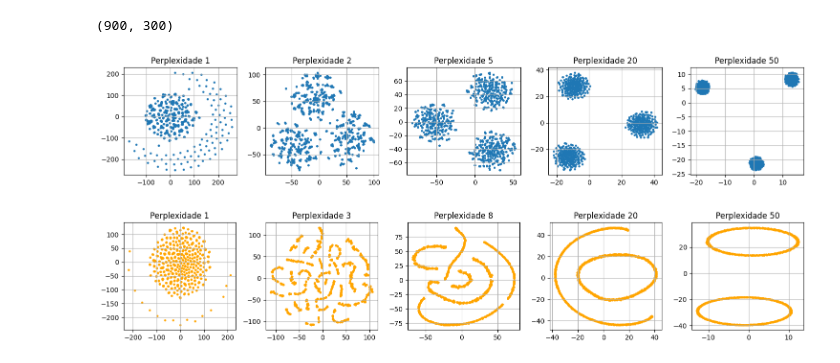
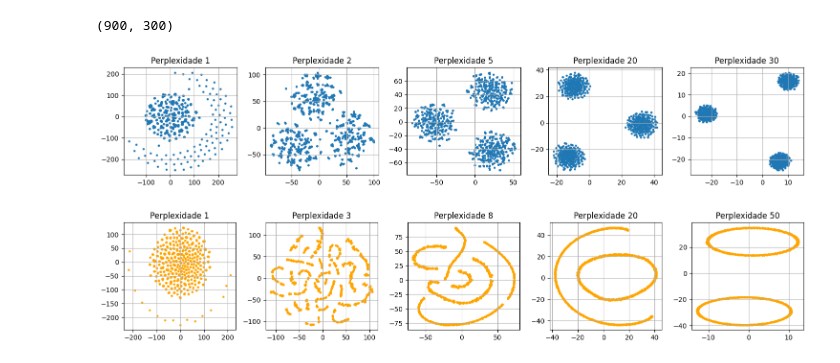
Before and after one commit to physerikc/gravitational-waves, a Jupyter notebook: t_SNE_application.ipynb, the cells around one changed output. Cells and saved outputs as stored; diff of their text form; code cells hidden in the pictures.

```diff
--- a/t_SNE_application.ipynb
+++ b/t_SNE_application.ipynb
@@ -175,15 +175,13 @@ fig, axs = plt.subplots(1, 5, figsize=(3*len(perp), 3))
 
 for i, p in enumerate(perp):
 
-    tsne = TSNE(n_components=2, perplexity=p, learning_rate=200, n_iter=1500, metric="euclidean", random_state=seed)
+    tsne = TSNE(n_components=2, perplexity=p, learning_rate=200, max_iter=1500, metric="euclidean", random_state=seed)
     digits_proj = tsne.fit_transform(X)
 
     axs[i].scatter(digits_proj[:,0], digits_proj[:,1], s=5)
     axs[i].set_title(f"Perplexidade {p}")
     axs[i].grid(True)
 
-'''plot_graph(digits_proj, y)'''
-
 plt.show()
 # %% [output]
 [figure]
@@ -198,15 +196,13 @@ fig, axs = plt.subplots(1, 5, figsize=(3*len(perp), 3))
 
 for i, p in enumerate(perp):
 
-    tsne = TSNE(n_components=2, perplexity=p, learning_rate=200, n_iter=1500, metric="euclidean", random_state=seed)
+    tsne = TSNE(n_components=2, perplexity=p, learning_rate=200, max_iter=1500, metric="euclidean", random_state=seed)
     digits_proj = tsne.fit_transform(X)
 
     axs[i].scatter(digits_proj[:,0], digits_proj[:,1], s=5, c='orange')
     axs[i].set_title(f"Perplexidade {p}")
     axs[i].grid(True)
 
-'''plot_graph(digits_proj, y)'''
-
 plt.show()
 # %% [output]
 [figure]
@@ -212,0 +230,15 @@ plt.show()
+# %%
+# learning_values = [value 1, value 2, value 3, ...]          # modify your learning_rate values here
+
+fig, axs = plt.subplots(1, 4, figsize=(3*len(learning_values), 3))
+
+for i, lv in enumerate(learning_values):
+
+    tsne = TSNE(n_components=2, perplexity=30, learning_rate=lv, max_iter=300, metric="euclidean", random_state=seed)
+    digits_proj = tsne.fit_transform(X)
+
+    axs[i].scatter(digits_proj[:,0], digits_proj[:,1], s=5, c='green')
+    axs[i].set_title(f"learning_rate {lv}")
+    axs[i].grid(True)
+
+plt.show()
@@ -213,3 +261,19 @@ plt.show()
+# %%
+seed = 20150101
+perp = [1, 5, 20, 50]          # modify your perplexities here
+
+fig, axs = plt.subplots(1, 4, figsize=(3*len(perp), 3))
+
+for i, p in enumerate(perp):
+
+    tsne = TSNE(n_components=2, perplexity=p, learning_rate=200, max_iter=1500, metric="euclidean", random_state=seed)
+    digits_proj_2 = tsne.fit_transform(X2)
+
+    axs[i].scatter(digits_proj_2[:,0], digits_proj_2[:,1], s=5, c='violet')
+    axs[i].set_title(f"Perplexidade {p}")
+    axs[i].grid(True)
+
+plt.show()
 # %% [markdown]
 ## Test with different clusters
 # %%
@@ -234,24 +298,24 @@ x_clust.shape
 # %%
 import warnings
 warnings.filterwarnings('ignore')
 
-ps = [1, 2, 5, 20, 50]
+ps = [1, 2, 5, 20, 30]
 
 fig, axs = plt.subplots(1, len(ps), figsize=(3*len(ps), 3))
 
 for i, p in enumerate(ps):
 
-    tsne = TSNE(n_components=2, perplexity=p, learning_rate=200, n_iter=1500, metric="euclidean", random_state=42)
+    tsne = TSNE(n_components=2, perplexity=p, learning_rate=200, max_iter=1500, metric="euclidean", random_state=42)
     glitches_2d = tsne.fit_transform(x_clust)
 
     axs[i].scatter(glitches_2d[:,0], glitches_2d[:,1], s=5)
     axs[i].set_title(f"Perplexidade {p}")
     axs[i].grid(True)
 
 plt.tight_layout()
 plt.show()
 # %% [output]
-[figure, old version]
+[figure, new version]
 # %%
 # Clusters with a non-linear shape - concentric circles
 X2d, y = make_circles(n_samples=1000, factor=0.5)
```
Also changed, not shown: parts of 13 cells of this notebook.
